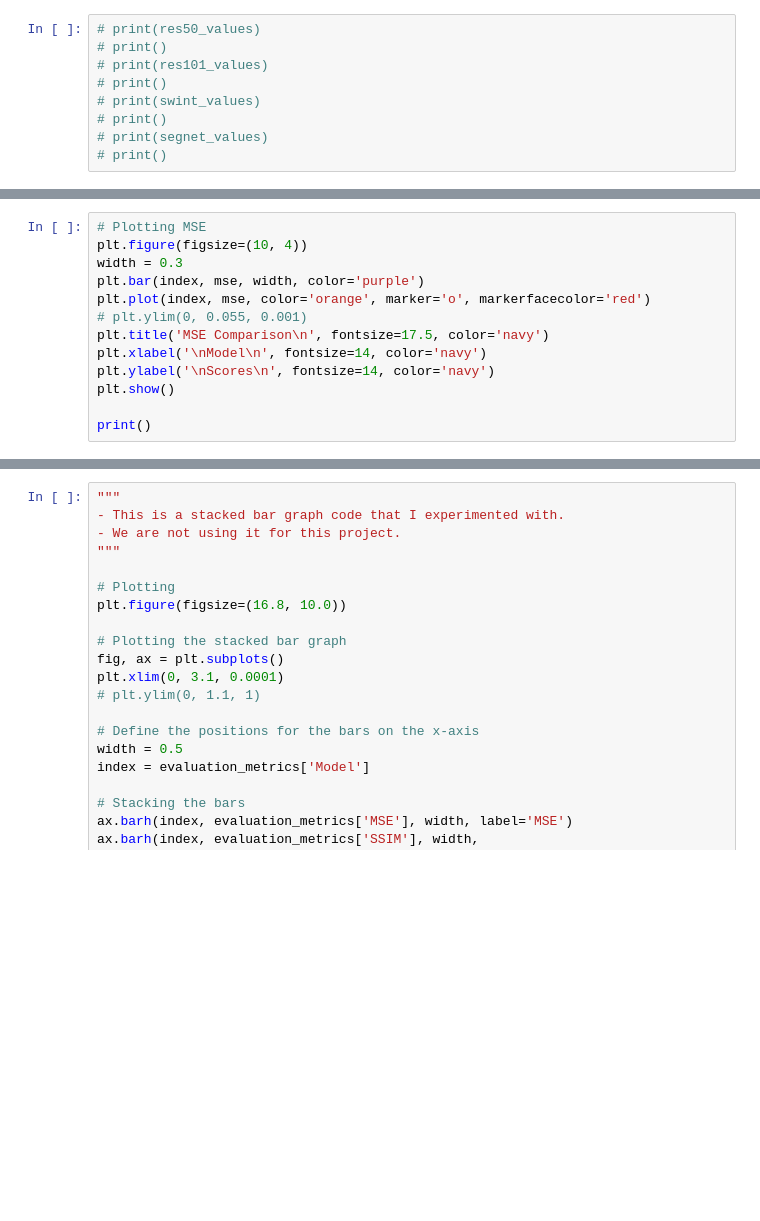
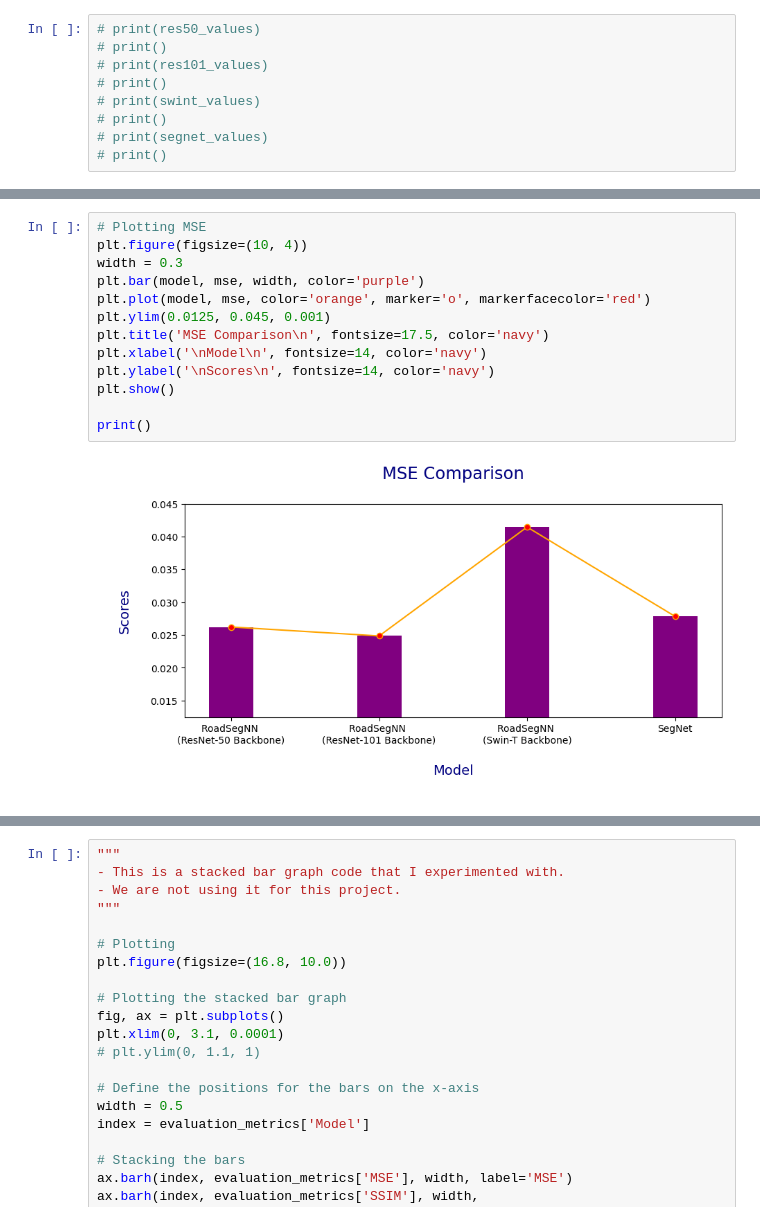
Before and after one commit to Subhadip02ghosh/Road-Detection-Binary-Segmentation, a Jupyter notebook: evaluation_metrics_plots.ipynb, the cells around one changed output, grey strips where cells are left out. Cells and saved outputs as stored; diff of their text form; blank space fills up the shorter version.

```diff
--- a/evaluation_metrics_plots.ipynb
+++ b/evaluation_metrics_plots.ipynb
@@ -139,16 +141,18 @@ print()
 # %%
 # Plotting MSE
 plt.figure(figsize=(10, 4))
 width = 0.3
-plt.bar(index, mse, width, color='purple')
-plt.plot(index, mse, color='orange', marker='o', markerfacecolor='red')
-# plt.ylim(0, 0.055, 0.001)
+plt.bar(model, mse, width, color='purple')
+plt.plot(model, mse, color='orange', marker='o', markerfacecolor='red')
+plt.ylim(0.0125, 0.045, 0.001)
 plt.title('MSE Comparison\n', fontsize=17.5, color='navy')
 plt.xlabel('\nModel\n', fontsize=14, color='navy')
 plt.ylabel('\nScores\n', fontsize=14, color='navy')
 plt.show()
 
 print()
+# %% [output]
+[figure, added]
 # %%
 # Plotting SSIM
 plt.figure(figsize=(10, 4))
```
Also changed, not shown: parts of 9 cells of this notebook, 1 other file.
